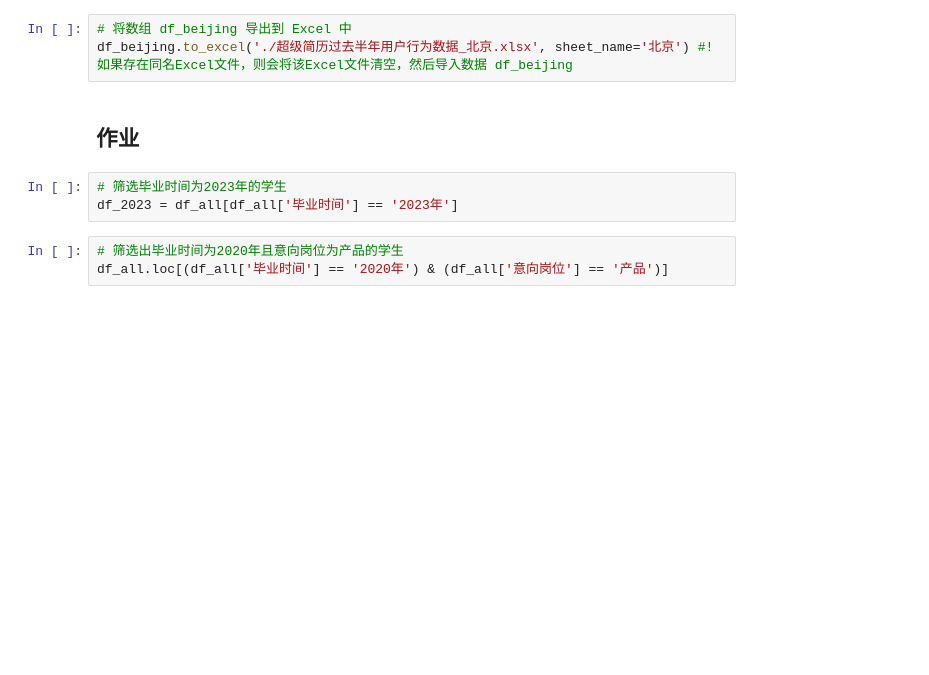
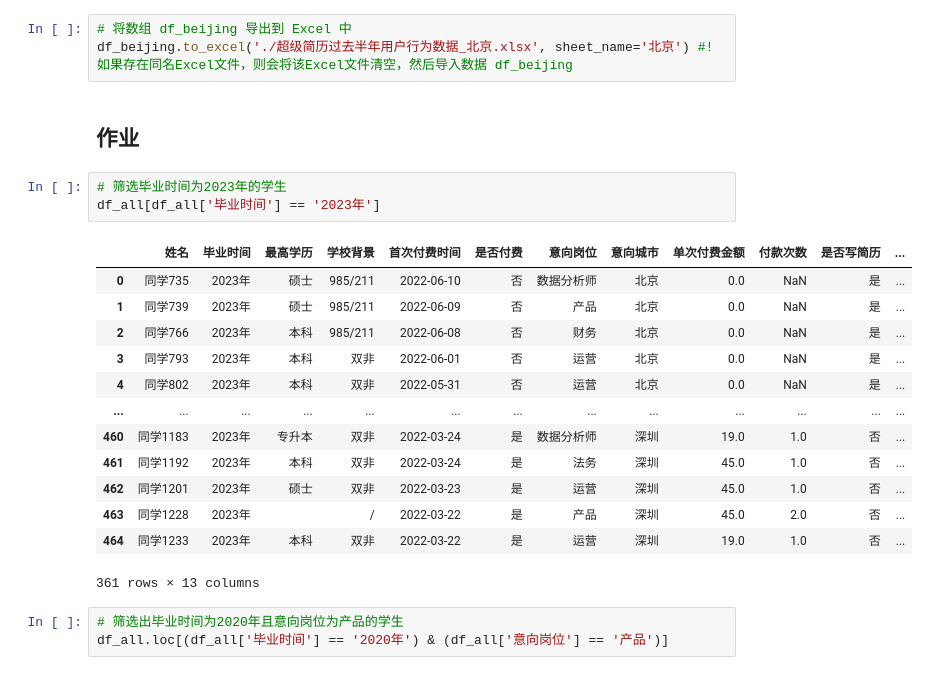
Before and after one commit to GunBusterMichael/myCode, a Jupyter notebook: DataAnalysis/Python/笔记/5-pandas.ipynb, the cells around one changed output. Saved outputs shown, nothing was run; the diff lists cells and outputs as text; blank space fills up the shorter version.

```diff
--- a/DataAnalysis/Python/笔记/5-pandas.ipynb
+++ b/DataAnalysis/Python/笔记/5-pandas.ipynb
@@ -238,7 +238,21 @@ df_beijing.to_excel('./超级简历过去半年用户行为数据_北京.xlsx',
 ## 作业
 # %%
 # 筛选毕业时间为2023年的学生
-df_2023 = df_all[df_all['毕业时间'] == '2023年']
+df_all[df_all['毕业时间'] == '2023年']
+# %% [output]
+|  | 姓名 | 毕业时间 | 最高学历 | 学校背景 | 首次付费时间 | 是否付费 | 意向岗位 | 意向城市 | 单次付费金额 | 付款次数 | 是否写简历 | ... |
+| 0 | 同学735 | 2023年 | 硕士 | 985/211 | 2022-06-10 | 否 | 数据分析师 | 北京 | 0.0 | NaN | 是 | ... |
+| 1 | 同学739 | 2023年 | 硕士 | 985/211 | 2022-06-09 | 否 | 产品 | 北京 | 0.0 | NaN | 是 | ... |
+| 2 | 同学766 | 2023年 | 本科 | 985/211 | 2022-06-08 | 否 | 财务 | 北京 | 0.0 | NaN | 是 | ... |
+| 3 | 同学793 | 2023年 | 本科 | 双非 | 2022-06-01 | 否 | 运营 | 北京 | 0.0 | NaN | 是 | ... |
+| 4 | 同学802 | 2023年 | 本科 | 双非 | 2022-05-31 | 否 | 运营 | 北京 | 0.0 | NaN | 是 | ... |
+| ... | ... | ... | ... | ... | ... | ... | ... | ... | ... | ... | ... | ... |
+| 460 | 同学1183 | 2023年 | 专升本 | 双非 | 2022-03-24 | 是 | 数据分析师 | 深圳 | 19.0 | 1.0 | 否 | ... |
+| 461 | 同学1192 | 2023年 | 本科 | 双非 | 2022-03-24 | 是 | 法务 | 深圳 | 45.0 | 1.0 | 否 | ... |
+| 462 | 同学1201 | 2023年 | 硕士 | 双非 | 2022-03-23 | 是 | 运营 | 深圳 | 45.0 | 1.0 | 否 | ... |
+| 463 | 同学1228 | 2023年 |  | / | 2022-03-22 | 是 | 产品 | 深圳 | 45.0 | 2.0 | 否 | ... |
+| 464 | 同学1233 | 2023年 | 本科 | 双非 | 2022-03-22 | 是 | 运营 | 深圳 | 19.0 | 1.0 | 否 | ... |
+361 rows × 13 columns
 # %%
 # 筛选出毕业时间为2020年且意向岗位为产品的学生
 df_all.loc[(df_all['毕业时间'] == '2020年') & (df_all['意向岗位'] == '产品')]
```
Also changed, not shown: parts of 1 cell of this notebook, 1 other file.
